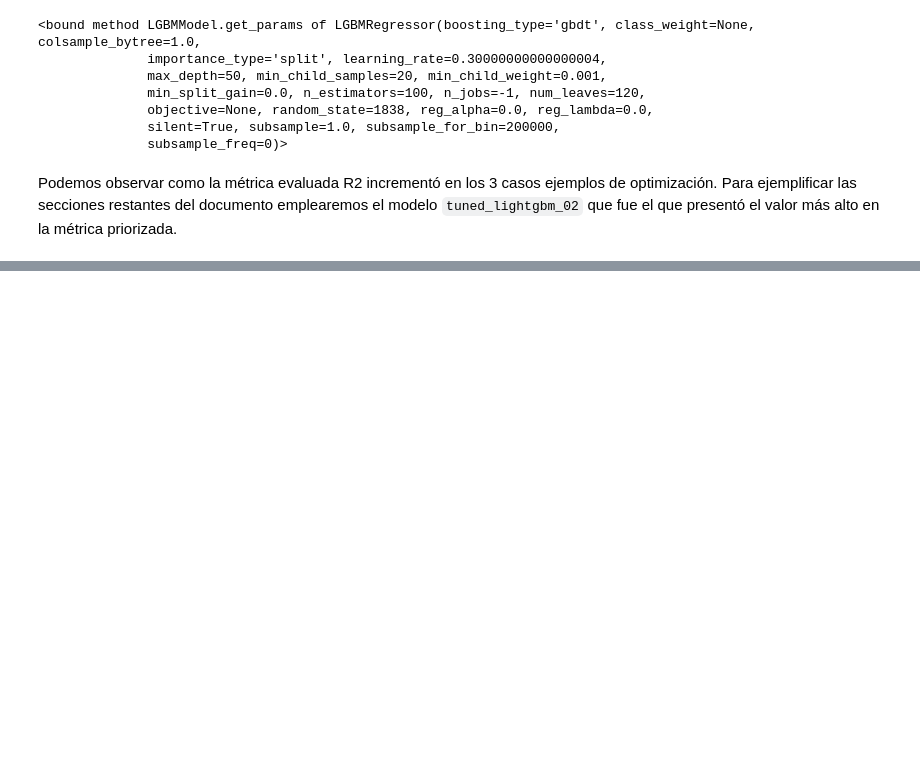
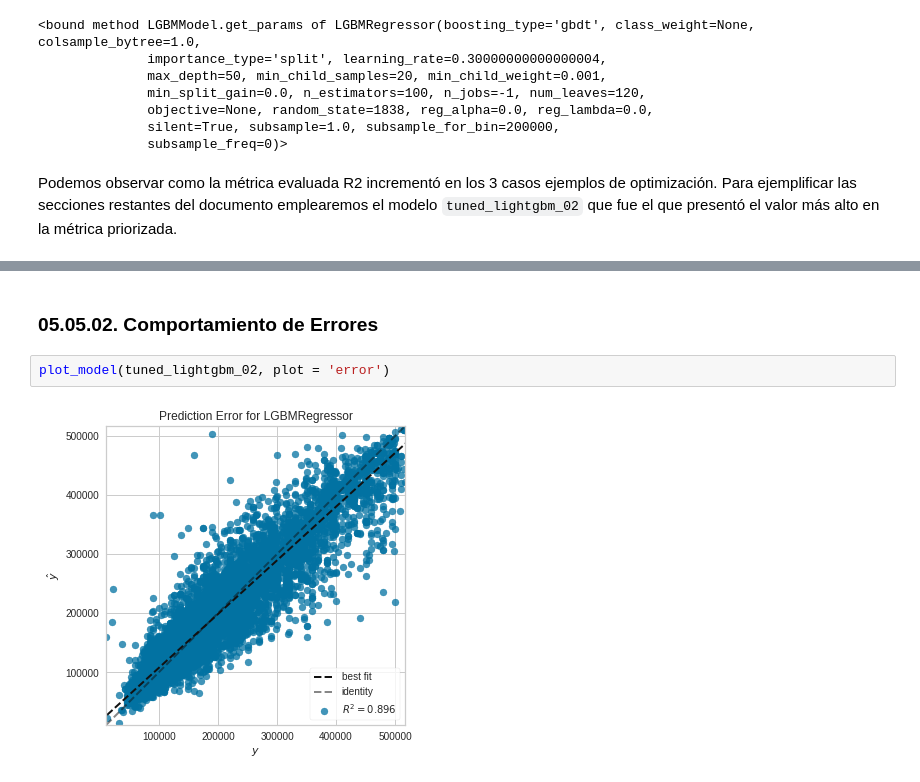
Before and after one commit to alexandergribenchenko/Acamica_P_04_Pycaret_Exploration_Project, a Jupyter notebook: Acamica_PY_04.ipynb, the cells around one changed output, grey strips where cells are left out. Drawn from its saved outputs; the diff is of its cells as text; blank space fills up the shorter version.

```diff
--- a/Acamica_PY_04.ipynb
+++ b/Acamica_PY_04.ipynb
@@ -396,0 +409,6 @@ Podemos observar como la métrica evaluada R2 incrementó en los 3 casos ejemplo
+# %% [markdown]
+### **05.05.02. Comportamiento de Errores**
+# %%
+plot_model(tuned_lightgbm_02, plot = 'error')
+# %% [output]
+[figure, added]
```
Also changed, not shown: parts of 10 cells of this notebook.
